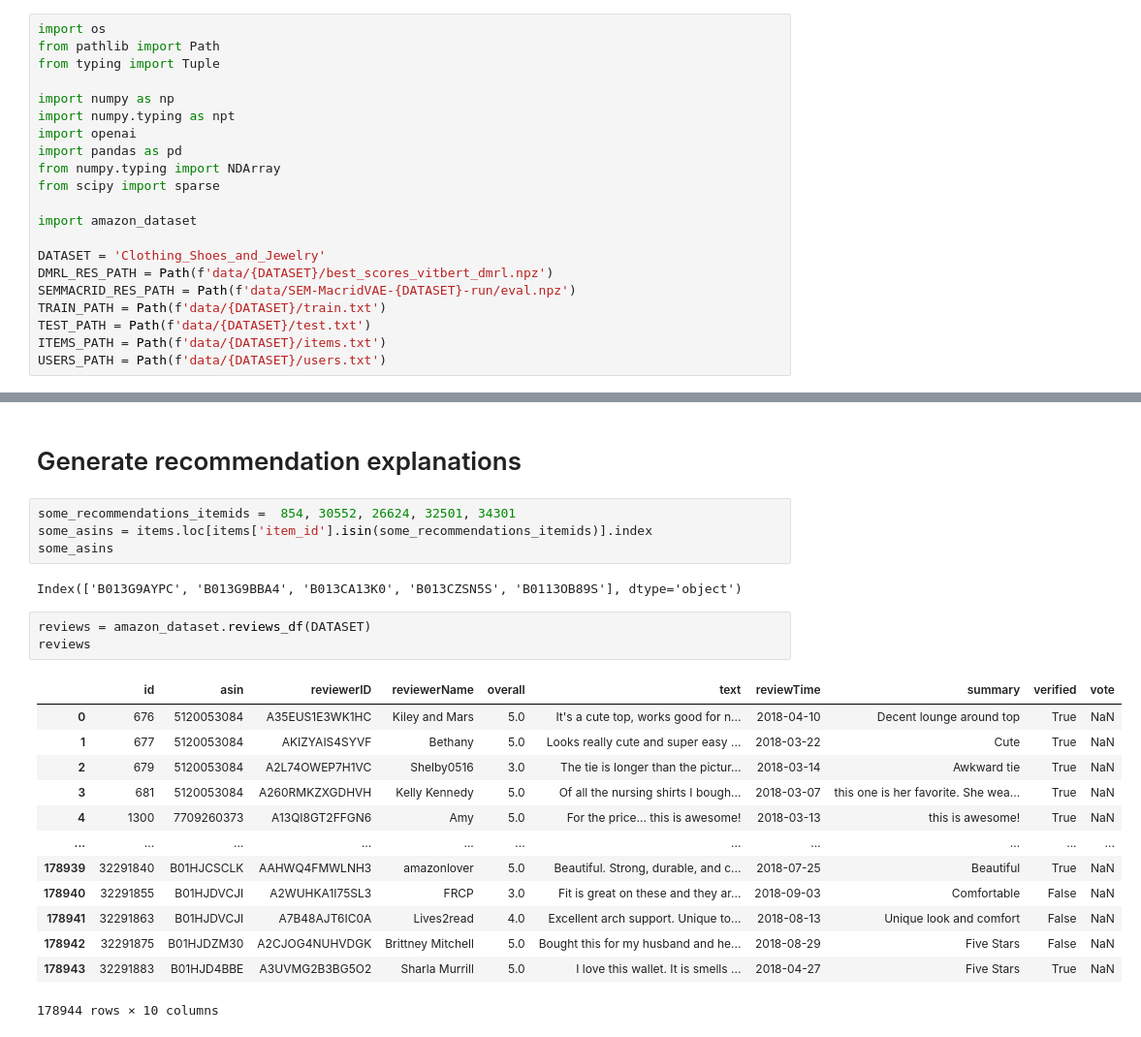
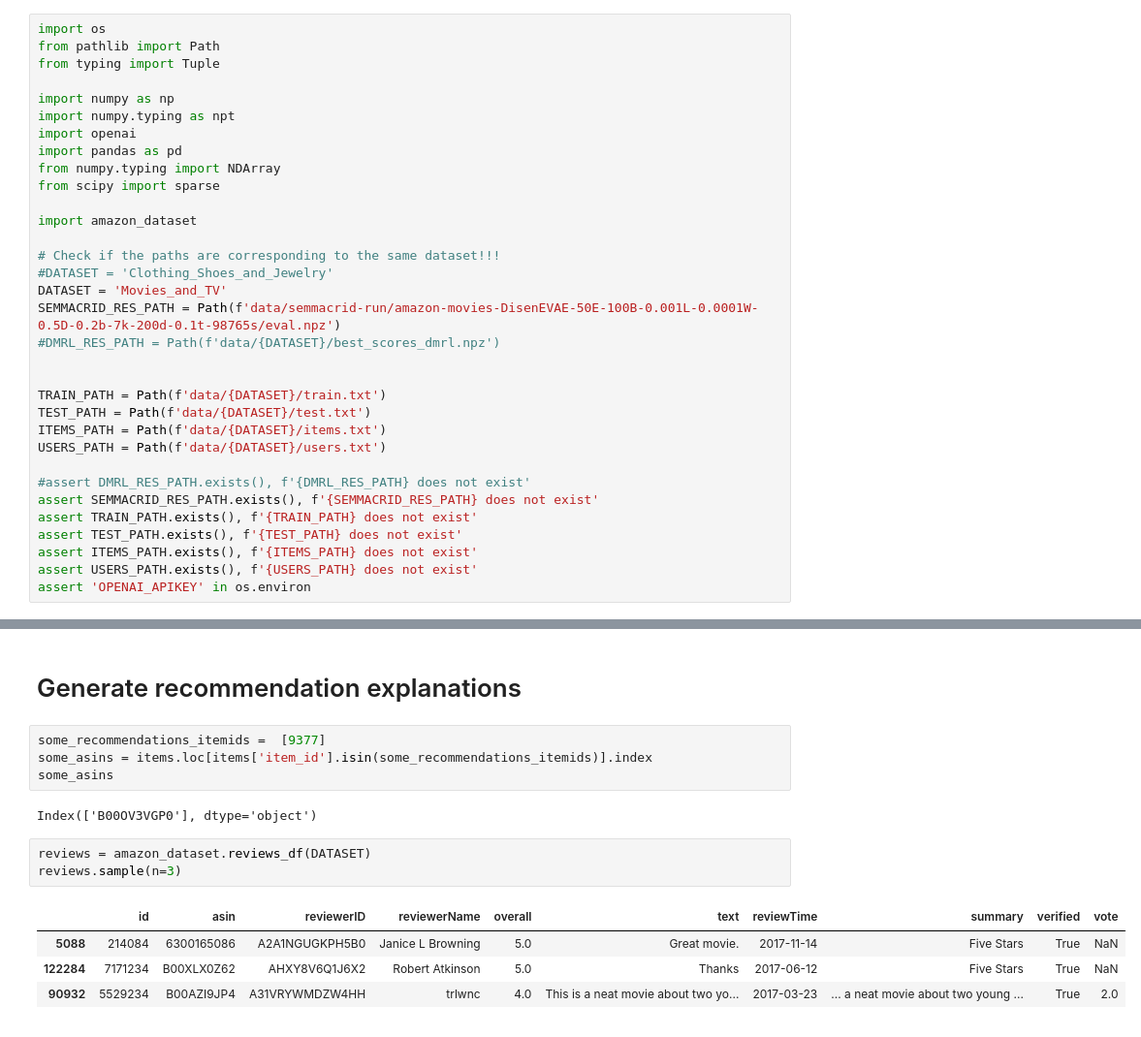
Before and after one commit to igui/Align-MacridVAE-data, a Jupyter notebook: analyze_recommendations.ipynb, the cells around one changed output, grey strips where cells are left out. Shown at 97% size. Cells and saved outputs as stored; diff of their text form.

```diff
--- a/analyze_recommendations.ipynb
+++ b/analyze_recommendations.ipynb
@@ -12,10 +12,22 @@ from scipy import sparse
 
 import amazon_dataset
 
-DATASET = 'Clothing_Shoes_and_Jewelry'
-DMRL_RES_PATH = Path(f'data/{DATASET}/best_scores_vitbert_dmrl.npz')
-SEMMACRID_RES_PATH = Path(f'data/SEM-MacridVAE-{DATASET}-run/eval.npz')
+# Check if the paths are corresponding to the same dataset!!!
+#DATASET = 'Clothing_Shoes_and_Jewelry'
+DATASET = 'Movies_and_TV'
+SEMMACRID_RES_PATH = Path(f'data/semmacrid-run/amazon-movies-DisenEVAE-50E-100B-0.001L-0.0001W-0.5D-0.2b-7k-200d-0.1t-98765s/eval.npz')
+#DMRL_RES_PATH = Path(f'data/{DATASET}/best_scores_dmrl.npz')
+
+
 TRAIN_PATH = Path(f'data/{DATASET}/train.txt')
 TEST_PATH = Path(f'data/{DATASET}/test.txt')
 ITEMS_PATH = Path(f'data/{DATASET}/items.txt')
 USERS_PATH = Path(f'data/{DATASET}/users.txt')
+
+#assert DMRL_RES_PATH.exists(), f'{DMRL_RES_PATH} does not exist'
+assert SEMMACRID_RES_PATH.exists(), f'{SEMMACRID_RES_PATH} does not exist'
+assert TRAIN_PATH.exists(), f'{TRAIN_PATH} does not exist'
+assert TEST_PATH.exists(), f'{TEST_PATH} does not exist'
+assert ITEMS_PATH.exists(), f'{ITEMS_PATH} does not exist'
+assert USERS_PATH.exists(), f'{USERS_PATH} does not exist'
+assert 'OPENAI_APIKEY' in os.environ
@@ -413,28 +399,19 @@ Name: 2, dtype: object
 # %% [markdown]
 # Generate recommendation explanations
 # %%
-some_recommendations_itemids =  854, 30552, 26624, 32501, 34301
+some_recommendations_itemids =  [9377]
 some_asins = items.loc[items['item_id'].isin(some_recommendations_itemids)].index
 some_asins
 # %% [output]
-Index(['B013G9AYPC', 'B013G9BBA4', 'B013CA13K0', 'B013CZSN5S', 'B0113OB89S'], dtype='object')
+Index(['B00OV3VGP0'], dtype='object')
 # %%
 reviews = amazon_dataset.reviews_df(DATASET)
-reviews
+reviews.sample(n=3)
 # %% [output]
 |  | id | asin | reviewerID | reviewerName | overall | text | reviewTime | summary | verified | vote |
-| 0 | 676 | 5120053084 | A35EUS1E3WK1HC | Kiley and Mars | 5.0 | It's a cute top, works good for n... | 2018-04-10 | Decent lounge around top | True | NaN |
-| 1 | 677 | 5120053084 | AKIZYAIS4SYVF | Bethany | 5.0 | Looks really cute and super easy ... | 2018-03-22 | Cute | True | NaN |
-| 2 | 679 | 5120053084 | A2L74OWEP7H1VC | Shelby0516 | 3.0 | The tie is longer than the pictur... | 2018-03-14 | Awkward tie | True | NaN |
-| 3 | 681 | 5120053084 | A260RMKZXGDHVH | Kelly Kennedy | 5.0 | Of all the nursing shirts I bough... | 2018-03-07 | this one is her favorite. She wea... | True | NaN |
-| 4 | 1300 | 7709260373 | A13QI8GT2FFGN6 | Amy | 5.0 | For the price... this is awesome! | 2018-03-13 | this is awesome! | True | NaN |
-| ... | ... | ... | ... | ... | ... | ... | ... | ... | ... | ... |
-| 178939 | 32291840 | B01HJCSCLK | AAHWQ4FMWLNH3 | amazonlover | 5.0 | Beautiful. Strong, durable, and c... | 2018-07-25 | Beautiful | True | NaN |
-| 178940 | 32291855 | B01HJDVCJI | A2WUHKA1I75SL3 | FRCP | 3.0 | Fit is great on these and they ar... | 2018-09-03 | Comfortable | False | NaN |
-| 178941 | 32291863 | B01HJDVCJI | A7B48AJT6IC0A | Lives2read | 4.0 | Excellent arch support. Unique to... | 2018-08-13 | Unique look and comfort | False | NaN |
-| 178942 | 32291875 | B01HJDZM30 | A2CJOG4NUHVDGK | Brittney Mitchell | 5.0 | Bought this for my husband and he... | 2018-08-29 | Five Stars | False | NaN |
-| 178943 | 32291883 | B01HJD4BBE | A3UVMG2B3BG5O2 | Sharla Murrill | 5.0 | I love this wallet. It is smells ... | 2018-04-27 | Five Stars | True | NaN |
+| 5088 | 214084 | 6300165086 | A2A1NGUGKPH5B0 | Janice L Browning | 5.0 | Great movie. | 2017-11-14 | Five Stars | True | NaN |
+| 122284 | 7171234 | B00XLX0Z62 | AHXY8V6Q1J6X2 | Robert Atkinson | 5.0 | Thanks | 2017-06-12 | Five Stars | True | NaN |
+| 90932 | 5529234 | B00AZI9JP4 | A31VRYWMDZW4HH | trlwnc | 4.0 | This is a neat movie about two yo... | 2017-03-23 | ... a neat movie about two young ... | True | 2.0 |
-178944 rows × 10 columns
 # %%
 products.loc[products['asin'].isin(some_asins)]['title']
 # %% [output]
```
Also changed, not shown: parts of 14 cells of this notebook, 1 other file.
